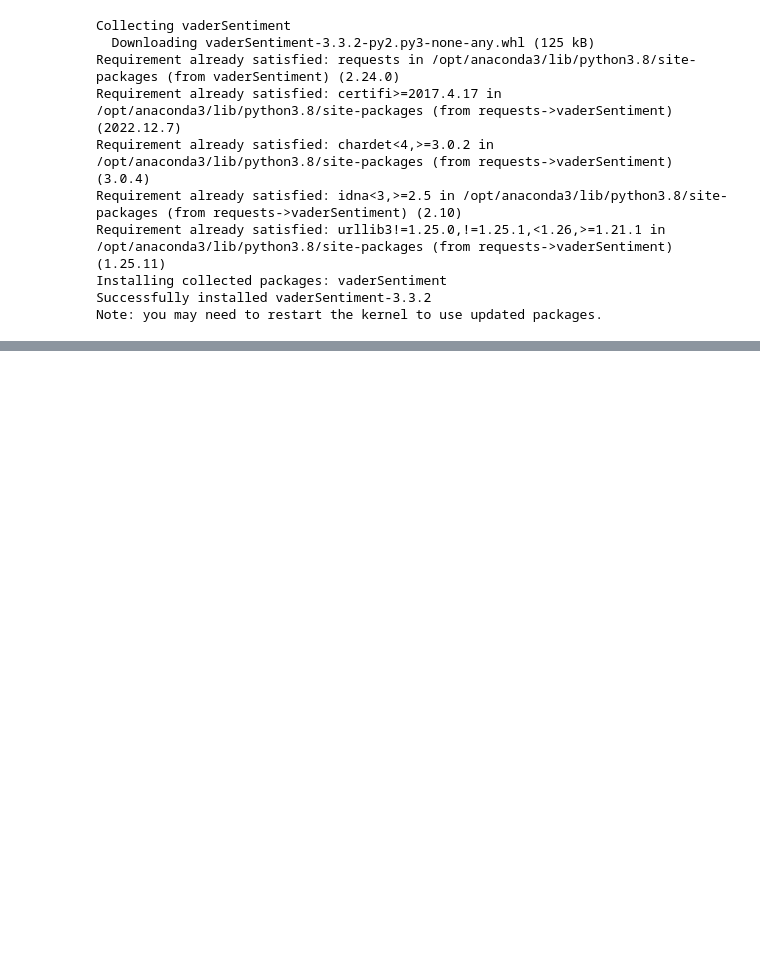
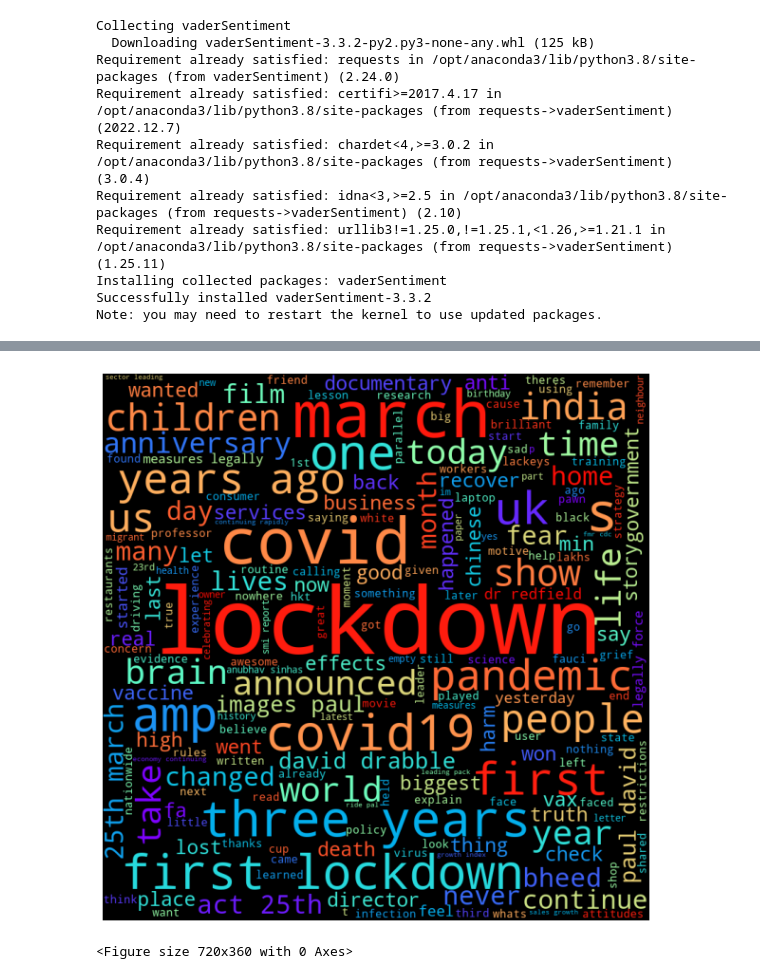
Before and after one commit to jlrqq/covid-19-anti-lockdown-protests, a Jupyter notebook: Twitter Text Sentiment Analysis.ipynb, the cells around one changed output, grey strips where cells are left out. Drawn from its saved outputs; the diff is of its cells as text; code cells hidden in the pictures; blank space fills up the shorter version.

```diff
--- a/Twitter Text Sentiment Analysis.ipynb
+++ b/Twitter Text Sentiment Analysis.ipynb
@@ -161,0 +273,38 @@ plt.savefig('./Twitter_Output/twitter_lockdown_sentiment.png', dpi=400, bbox_inc
+# %%
+# Word Cloud Function
+
+from wordcloud import WordCloud, STOPWORDS
+import matplotlib.pyplot as plt
+
+def generate_word_cloud(dataframe, category):
+    comment_words = ''
+    processed_text = dataframe['processed_text']
+
+    # iterate through list
+    for tweet_text in processed_text:
+        # split the text into tokens
+        tokens = tweet_text.split()
+        # Append tokens to string comment_words
+        comment_words += " ".join(tokens)+" "
+
+    # make a word cloud
+    wordcloud = WordCloud(width = 800, height = 800,
+                    background_color ='black', colormap='rainbow',
+                    #stopwords = stopwords,
+                    min_font_size = 10).generate(comment_words)
+
+    # plot the word cloud image
+    plt.figure(figsize = (8, 8), facecolor = None)
+    plt.imshow(wordcloud)
+    plt.axis("off")
+    plt.tight_layout(pad = 0)
+
+    plt.show()
+    plt.savefig(f'./Twitter_Output/twitter_lockdown_wordcloud_{category}.png')
+# %%
+# All Sentiment Word Cloud
+
+generate_word_cloud(tweets, 'all')
+# %% [output]
+[figure, added]
+<Figure size 720x360 with 0 Axes>
```
Also changed, not shown: parts of 18 cells of this notebook, 5 other files.
